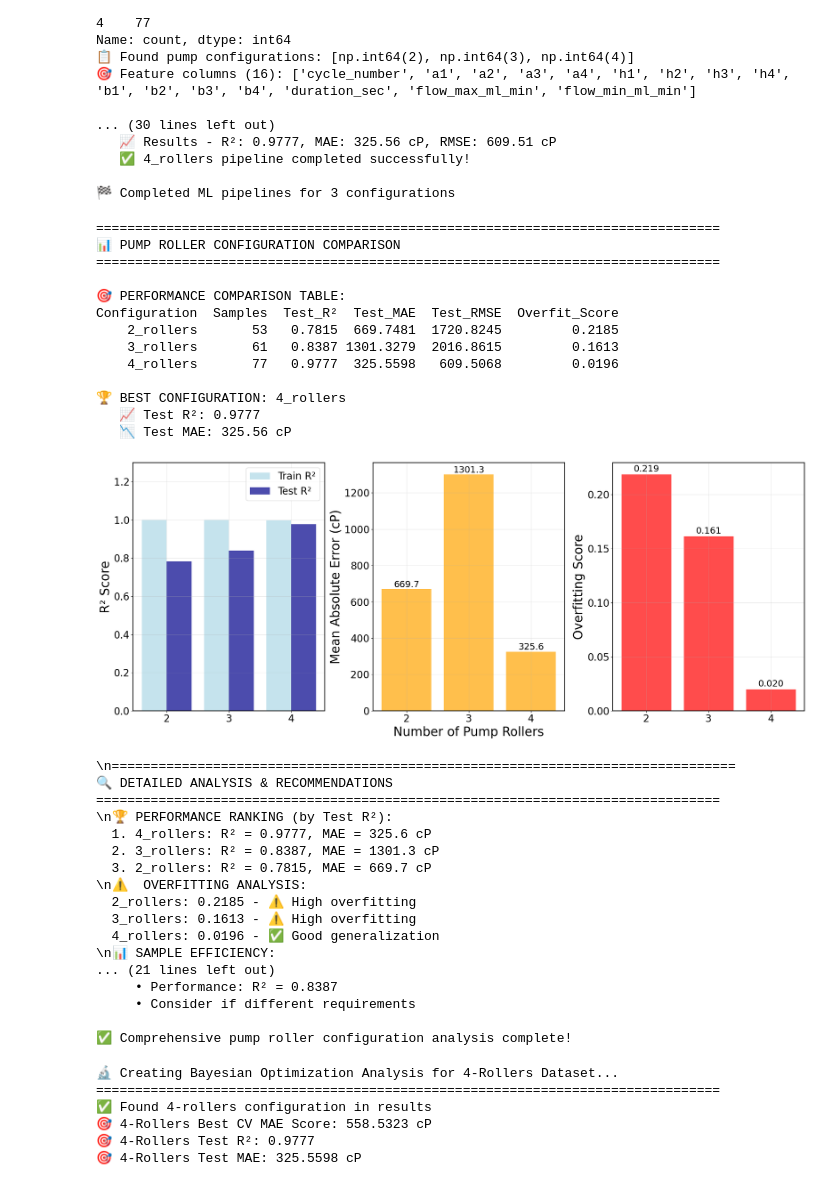
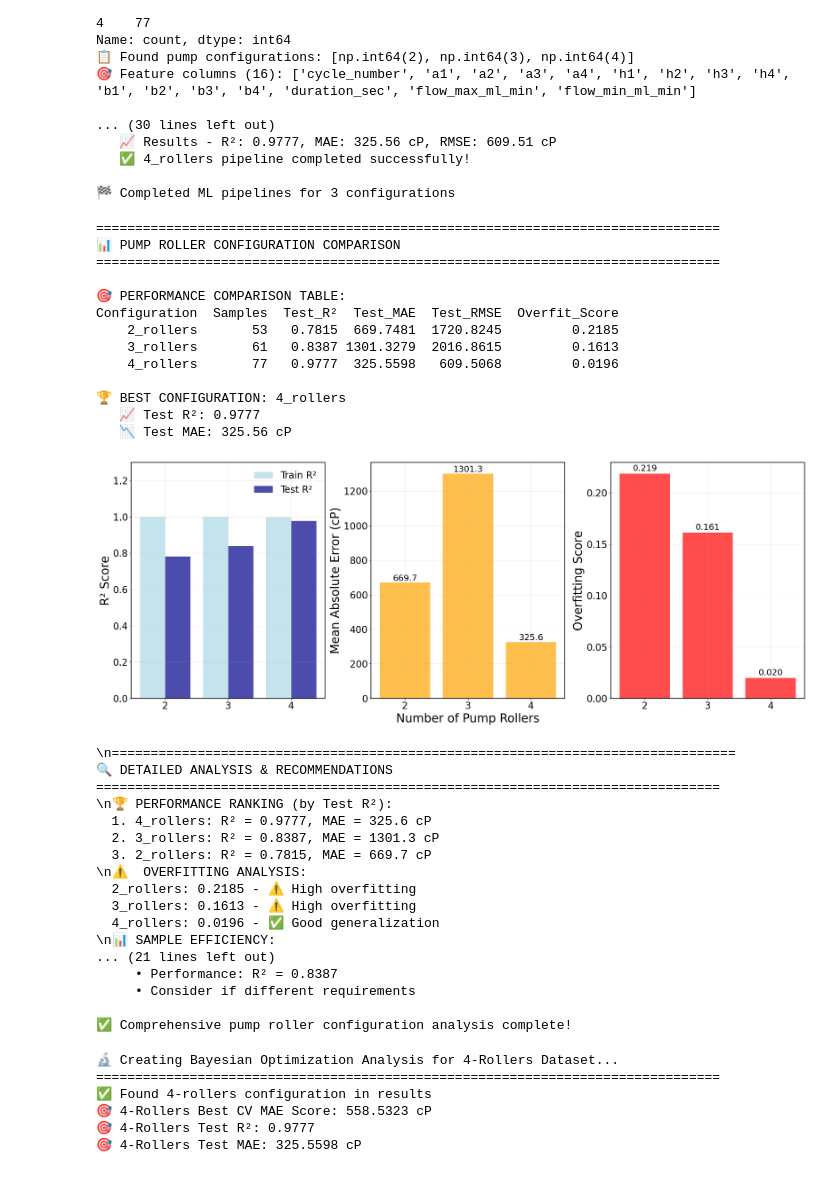
Before and after one commit to mahdi-rstgr/Micro_Liquid_Handling, a Jupyter notebook: Applications/Viscosity_estimation/ML_sigmoid.ipynb, the cells around one changed output. Drawn from its saved outputs; the diff is of its cells as text; code cells hidden in the pictures.

```diff
--- a/Applications/Viscosity_estimation/ML_sigmoid.ipynb
+++ b/Applications/Viscosity_estimation/ML_sigmoid.ipynb
@@ -1445,7 +1445,7 @@ if len(results) > 0:
     # ================================================================
 
     # Create comprehensive comparison visualization
-    fig = plt.figure(figsize=(20, 8))
+    fig = plt.figure(figsize=(21, 8))
 
     # Plot 1: Performance Metrics Comparison
     ax1 = plt.subplot(1, 3, 1)
@@ -1465,7 +1465,7 @@ if len(results) > 0:
     ax1.set_xticks(x_pos)
     ax1.set_xticklabels(config_labels, rotation=0, fontsize=20)
     ax1.tick_params(axis='y', labelsize=20)
-    ax1.legend(fontsize=20)
+    ax1.legend(fontsize=20, framealpha=0)
     ax1.grid(True, alpha=0.3)
     ax1.set_ylim(0, 1.3)
 
@@ -1577,34 +1577,34 @@ if len(results) > 0:
         second_best = ranked_configs.iloc[1] if len(ranked_configs) > 1 else None
 
         print(f"  🥇 PRIMARY CHOICE: {best_overall['Configuration']}")
         print(f"     • Best overall performance: R² = {best_overall['Test_R²']:.4f}")
         print(f"     • Reasonable sample size: {best_overall['Samples']} samples")
         print(f"     • Overfitting control: {best_overall['Overfit_Score']:.4f}")
 
         if second_best is not None:
             print(f"  🥈 ALTERNATIVE: {second_best['Configuration']}")
             print(f"     • Performance: R² = {second_best['Test_R²']:.4f}")
             print(f"     • Consider if different requirements")
 
     print("\n✅ Comprehensive pump roller configuration analysis complete!")
 
 else:
     print("❌ No valid configurations found for comparison!")
 # %% [output]
 ================================================================================
 📊 PUMP ROLLER CONFIGURATION COMPARISON
 ================================================================================
 
 🎯 PERFORMANCE COMPARISON TABLE:
 Configuration  Samples  Test_R²  Test_MAE  Test_RMSE  Overfit_Score
     2_rollers       53   0.7815  669.7481  1720.8245         0.2185
     3_rollers       61   0.8387 1301.3279  2016.8615         0.1613
     4_rollers       77   0.9777  325.5598   609.5068         0.0196
 
 🏆 BEST CONFIGURATION: 4_rollers
    📈 Test R²: 0.9777
    📉 Test MAE: 325.56 cP
-[figure, old version]
+[figure, new version]
 \n================================================================================
 🔍 DETAILED ANALYSIS & RECOMMENDATIONS
 ================================================================================
```
Also changed, not shown: parts of 2 cells of this notebook.
